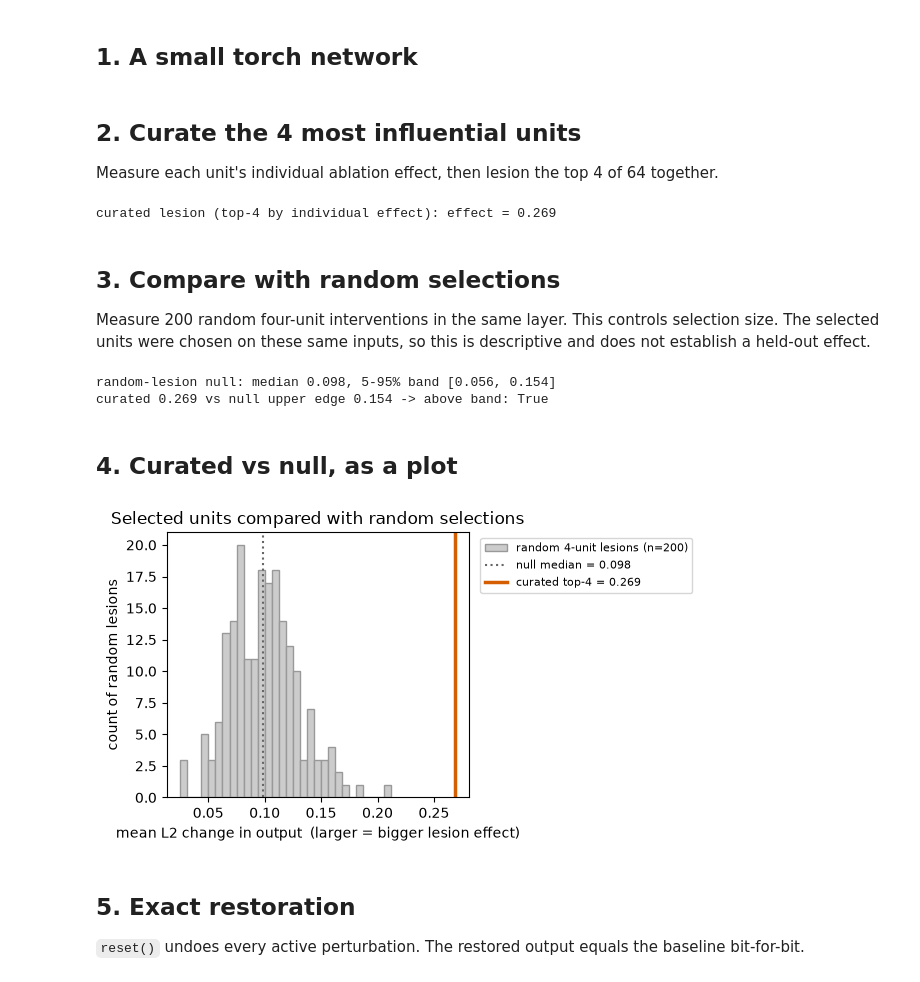
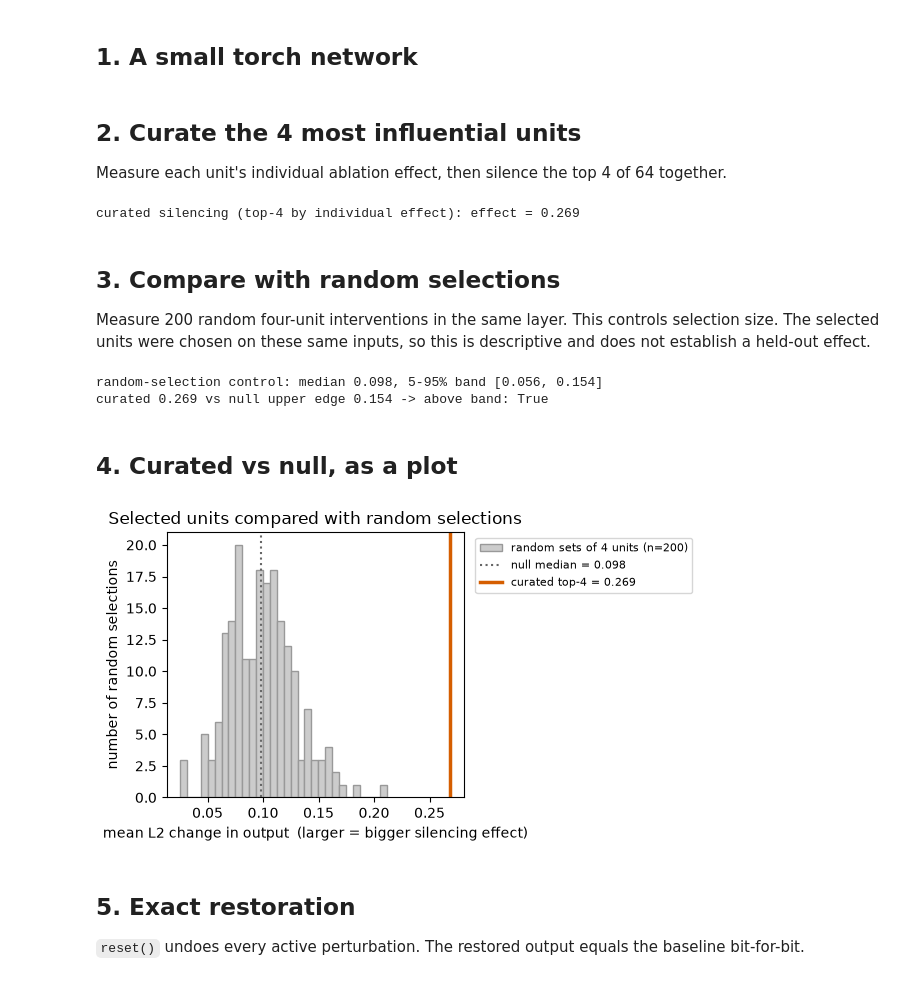
Before and after one commit to KartikP/brainscore-unified, a Jupyter notebook: notebooks/11_state_change_ablation.ipynb, the cells around one changed output. Drawn from its saved outputs; the diff is of its cells as text; code cells hidden in the pictures.

Commit message:
docs(notebooks): align subject names and intervention language

```diff
--- a/notebooks/11_state_change_ablation.ipynb
+++ b/notebooks/11_state_change_ablation.ipynb
@@ -19,15 +19,15 @@ from brainscore_core.model_interface import (BrainScoreModel, StateChange,
 from brainscore.perturbation import build_pytorch_ablation_fn
 
 # A tiny fixed network: 8 numbers in, 64 hidden units, 4 numbers out.
-# Small enough that every hidden unit can be lesioned individually.
+# Small enough that every hidden unit can be silenced individually.
 torch.manual_seed(0)                        # same weights every run
 net = nn.Sequential(nn.Linear(8, 64), nn.ReLU(), nn.Linear(64, 4)).eval()
 x = torch.randn(5, 8)                       # 5 fixed inputs, reused throughout
 baseline = net(x).detach().numpy()          # the unchanged output for comparison
 
-# Wrap the network so it can accept a "lesion this" instruction and undo it afterwards.
+# Wrap the network so it can accept a "silence these units" instruction and undo it afterwards.
 # Layer '0' is the first Linear -- nn.Sequential names its children by position.
-bs = BrainScoreModel(identifier='toy', model=net, region_layer_map={'R': '0'},
+subject = BrainScoreModel(identifier='toy', model=net, region_layer_map={'R': '0'},
                      preprocessors={}, activations_model=None,
                      state_change_fn=build_pytorch_ablation_fn(net))
 
@@ -38,58 +38,58 @@ def effect(units):
     the average distance between the changed output and the normal one -- bigger means
     those units mattered more.
     '''
-    bs.process(StateChange(kind='ablation', target=Selection(layer='0', indices=list(units)),
+    subject.process(StateChange(kind='ablation', target=Selection(layer='0', indices=list(units)),
                            perturbation=Perturbation(kind='zero')))
     out = net(x).detach().numpy()           # output with those units silenced
-    bs.reset()                              # put the network back before the next test
+    subject.reset()                              # put the network back before the next test
     return float(np.mean(np.linalg.norm(out - baseline, axis=1)))
 # %% [markdown]
 ## 2. Curate the 4 most influential units
 
-Measure each unit's individual ablation effect, then lesion the top 4 of 64 together.
+Measure each unit's individual ablation effect, then silence the top 4 of 64 together.
 # %%
 # Lesion each hidden unit on its own, to see which ones individually matter most.
 solo = np.array([effect([j]) for j in range(64)])
 curated = np.argsort(solo)[-4:]             # argsort ranks low->high, so [-4:] = top 4
 curated_effect = effect(curated)            # now silence all four at once
-print(f'curated lesion (top-4 by individual effect): effect = {curated_effect:.3f}')
+print(f'curated silencing (top-4 by individual effect): effect = {curated_effect:.3f}')
 # %% [output]
-curated lesion (top-4 by individual effect): effect = 0.269
+curated silencing (top-4 by individual effect): effect = 0.269
 # %% [markdown]
 ## 3. Compare with random selections
 
 Measure 200 random four-unit interventions in the same layer. This controls selection size. The selected units were chosen on these same inputs, so this is descriptive and does not establish a held-out effect.
 # %%
-# Control for lesion size: compare against 200 lesions of 4 RANDOM units.
+# Control for selection size: compare against 200 random sets of 4 units.
 # This null shows the effect produced when the choice of units carries no information.
 null = np.array([effect(np.random.RandomState(s).choice(64, 4, replace=False)) for s in range(200)])
 lo, med, hi = np.percentile(null, [5, 50, 95])   # middle 90% of the random results
-print(f'random-lesion null: median {med:.3f}, 5-95% band [{lo:.3f}, {hi:.3f}]')
+print(f'random-selection control: median {med:.3f}, 5-95% band [{lo:.3f}, {hi:.3f}]')
 # Descriptive comparison: these units were selected using the same inputs.
 print(f'curated {curated_effect:.3f} vs null upper edge {hi:.3f} -> above band: {curated_effect > hi}')
 # %% [output]
-random-lesion null: median 0.098, 5-95% band [0.056, 0.154]
+random-selection control: median 0.098, 5-95% band [0.056, 0.154]
 curated 0.269 vs null upper edge 0.154 -> above band: True
 # %% [markdown]
 ## 4. Curated vs null, as a plot
 # %%
 import matplotlib.pyplot as plt
 
 fig, ax = plt.subplots(figsize=(6.2, 3.6))
-# the null distribution: effects of 200 random 4-unit lesions
-ax.hist(null, bins=30, color='0.8', edgecolor='0.6', label='random 4-unit lesions (n=200)')
+# the null distribution: effects of silencing 200 random sets of 4 units
+ax.hist(null, bins=30, color='0.8', edgecolor='0.6', label='random sets of 4 units (n=200)')
 ax.axvline(med, ls=':', c='0.4', label=f'null median = {med:.3f}')
-# where the curated top-4 lesion falls on the same axis (far right = bigger effect)
+# where the curated top-4 selection falls on the same axis (far right = bigger effect)
 ax.axvline(curated_effect, c='#D55E00', lw=2.5, label=f'curated top-4 = {curated_effect:.3f}')
-ax.set_xlabel('mean L2 change in output  (larger = bigger lesion effect)')
-ax.set_ylabel('count of random lesions')
+ax.set_xlabel('mean L2 change in output  (larger = bigger silencing effect)')
+ax.set_ylabel('number of random selections')
 ax.set_title('Selected units compared with random selections')
 # legend anchored just outside the axes so it never covers the bars or the tail line
 ax.legend(fontsize=8, loc='upper left', bbox_to_anchor=(1.02, 1))
 fig.tight_layout()
 plt.show()
 # %% [output]
-[figure, old version]
+[figure, new version]
 # %% [markdown]
 ## 5. Exact restoration
 
```
Also changed, not shown: parts of 1 cell of this notebook, 10 other files.
